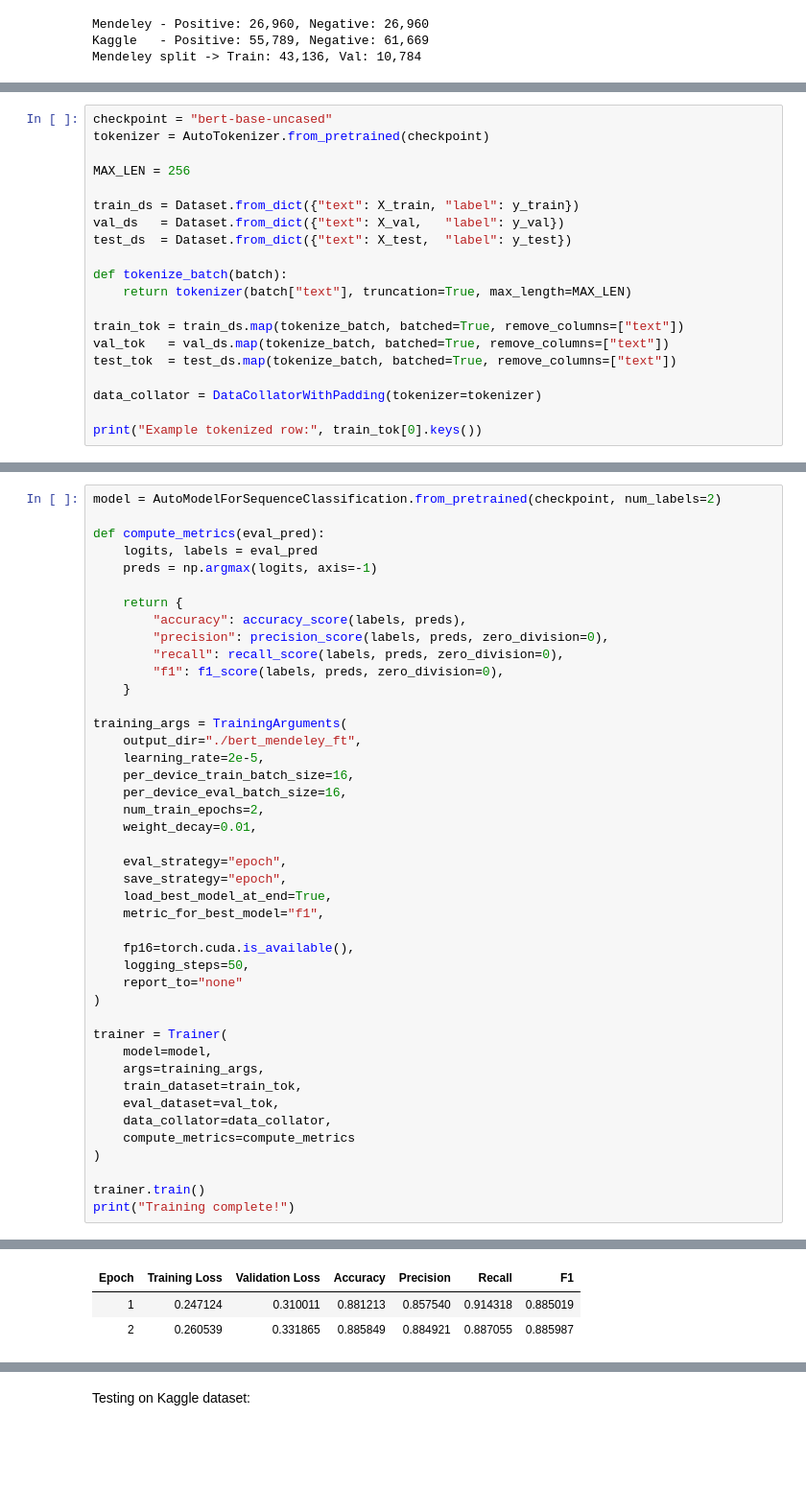
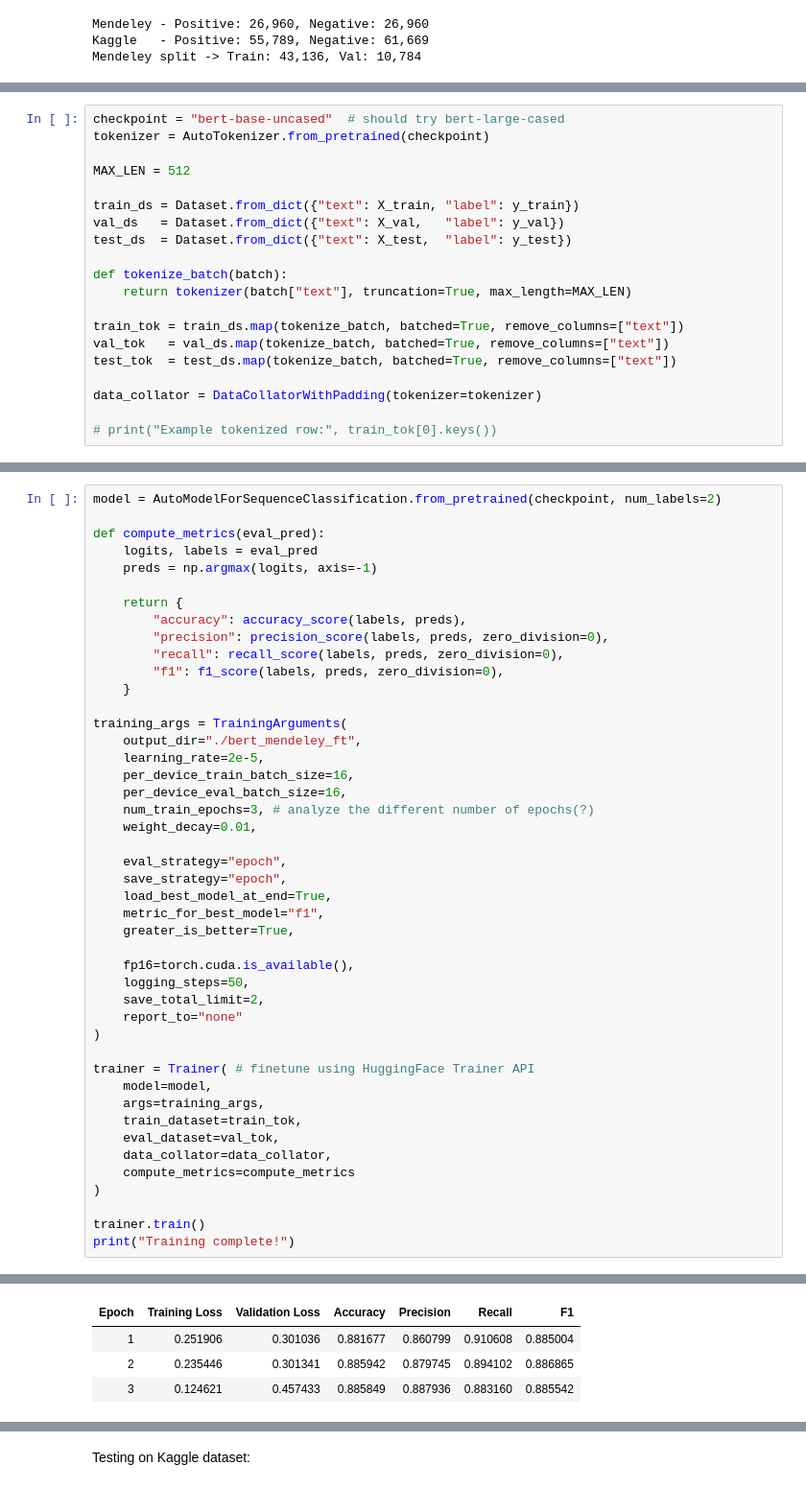
Before and after one commit to nickyphammy/HNY, a Jupyter notebook: models/BERT_FineTuned.ipynb, the cells around one changed output, grey strips where cells are left out. Shown at 96% size. Drawn from its saved outputs; the diff is of its cells as text; blank space fills up the shorter version.

```diff
--- a/models/BERT_FineTuned.ipynb
+++ b/models/BERT_FineTuned.ipynb
@@ -72,8 +106,8 @@ Tokenize Text for BERT:
 # %%
-checkpoint = "bert-base-uncased"
+checkpoint = "bert-base-uncased"  # should try bert-large-cased
 tokenizer = AutoTokenizer.from_pretrained(checkpoint)
 
-MAX_LEN = 256
+MAX_LEN = 512
 
 train_ds = Dataset.from_dict({"text": X_train, "label": y_train})
 val_ds   = Dataset.from_dict({"text": X_val,   "label": y_val})
@@ -88,5 +122,5 @@ test_tok  = test_ds.map(tokenize_batch, batched=True, remove_columns=["text"])
 
 data_collator = DataCollatorWithPadding(tokenizer=tokenizer)
 
-print("Example tokenized row:", train_tok[0].keys())
+# print("Example tokenized row:", train_tok[0].keys())
 # %% [output]
@@ -117,20 +168,22 @@ training_args = TrainingArguments(
     learning_rate=2e-5,
     per_device_train_batch_size=16,
     per_device_eval_batch_size=16,
-    num_train_epochs=2,
+    num_train_epochs=3, # analyze the different number of epochs(?)
     weight_decay=0.01,
 
     eval_strategy="epoch",
     save_strategy="epoch",
     load_best_model_at_end=True,
     metric_for_best_model="f1",
+    greater_is_better=True,
 
     fp16=torch.cuda.is_available(),
     logging_steps=50,
+    save_total_limit=2,
     report_to="none"
 )
 
-trainer = Trainer(
+trainer = Trainer( # finetune using HuggingFace Trainer API
     model=model,
     args=training_args,
     train_dataset=train_tok,
@@ -162,6 +215,7 @@ Notes:
 | Epoch | Training Loss | Validation Loss | Accuracy | Precision | Recall | F1 |
-| 1 | 0.247124 | 0.310011 | 0.881213 | 0.857540 | 0.914318 | 0.885019 |
-| 2 | 0.260539 | 0.331865 | 0.885849 | 0.884921 | 0.887055 | 0.885987 |
+| 1 | 0.251906 | 0.301036 | 0.881677 | 0.860799 | 0.910608 | 0.885004 |
+| 2 | 0.235446 | 0.301341 | 0.885942 | 0.879745 | 0.894102 | 0.886865 |
+| 3 | 0.124621 | 0.457433 | 0.885849 | 0.887936 | 0.883160 | 0.885542 |
 There were missing keys in the checkpoint model loaded: ['bert.embeddings.LayerNorm.weight', 'bert.embeddings.LayerNorm.bias', 'bert.encoder.layer.0.attention.output.LayerNorm.weight', 'bert.encoder.l ...
 There were unexpected keys in the checkpoint model loaded: ['bert.embeddings.LayerNorm.beta', 'bert.embeddings.LayerNorm.gamma', 'bert.encoder.layer.0.attention.output.LayerNorm.beta', 'bert.encoder.l ...
 Training complete!
```
Also changed, not shown: parts of 12 cells of this notebook.
